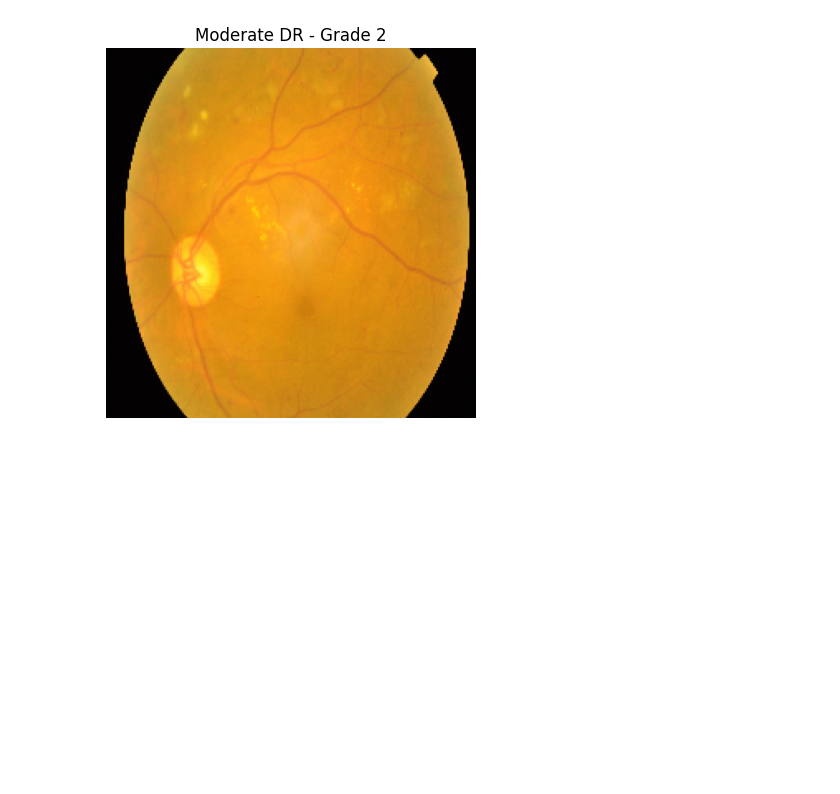
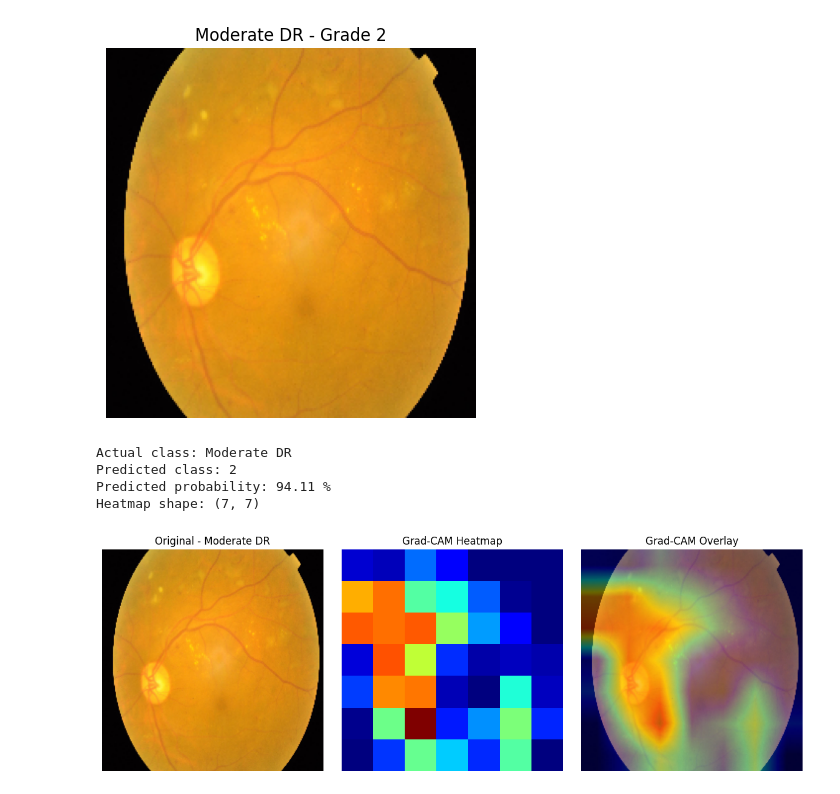
Before and after one commit to HemaSakshi-112006/uncertainty-aware-dr-report-generation, a Jupyter notebook: comparision-notebook.ipynb, the cells around one changed output. Drawn from its saved outputs; the diff is of its cells as text; code cells hidden in the pictures; blank space fills up the shorter version.

Commit message:
Kaggle Notebook | Comparision notebook | did the testing of Grad cam

```diff
--- a/comparision-notebook.ipynb
+++ b/comparision-notebook.ipynb
@@ -774,3 +779,62 @@ Image ID: 89ee1fa16f90
 Actual class: Moderate DR
 Input shape: (1, 224, 224, 3)
 [figure]
+# %%
+
+heatmap, predicted_class, probabilities = generate_gradcam(
+    img_array, gradcam_model
+)
+
+print("Actual class: Moderate DR")
+print("Predicted class:", predicted_class)
+print(
+    "Predicted probability:",
+    round(float(probabilities[predicted_class]) * 100, 2), "%"
+)
+print("Heatmap shape:", heatmap.shape)
+
+# Resize heatmap
+heatmap_resized = cv2.resize(heatmap, (224, 224))
+
+# Apply color map
+heatmap_colored = cv2.applyColorMap(
+    np.uint8(255 * heatmap_resized),
+    cv2.COLORMAP_JET
+)
+
+heatmap_colored = cv2.cvtColor(
+    heatmap_colored, cv2.COLOR_BGR2RGB
+)
+
+# Create overlay
+overlay = cv2.addWeighted(
+    original_image, 0.6,
+    heatmap_colored, 0.4, 0
+)
+
+# Display results
+plt.figure(figsize=(12, 4))
+
+plt.subplot(1, 3, 1)
+plt.imshow(original_image)
+plt.title("Original - Moderate DR")
+plt.axis("off")
+
+plt.subplot(1, 3, 2)
+plt.imshow(heatmap, cmap="jet")
+plt.title("Grad-CAM Heatmap")
+plt.axis("off")
+
+plt.subplot(1, 3, 3)
+plt.imshow(overlay)
+plt.title("Grad-CAM Overlay")
+plt.axis("off")
+
+plt.tight_layout()
+plt.show()
+# %% [output]
+Actual class: Moderate DR
+Predicted class: 2
+Predicted probability: 94.11 %
+Heatmap shape: (7, 7)
+[figure, added]
```
Also changed, not shown: parts of 1 cell of this notebook.
